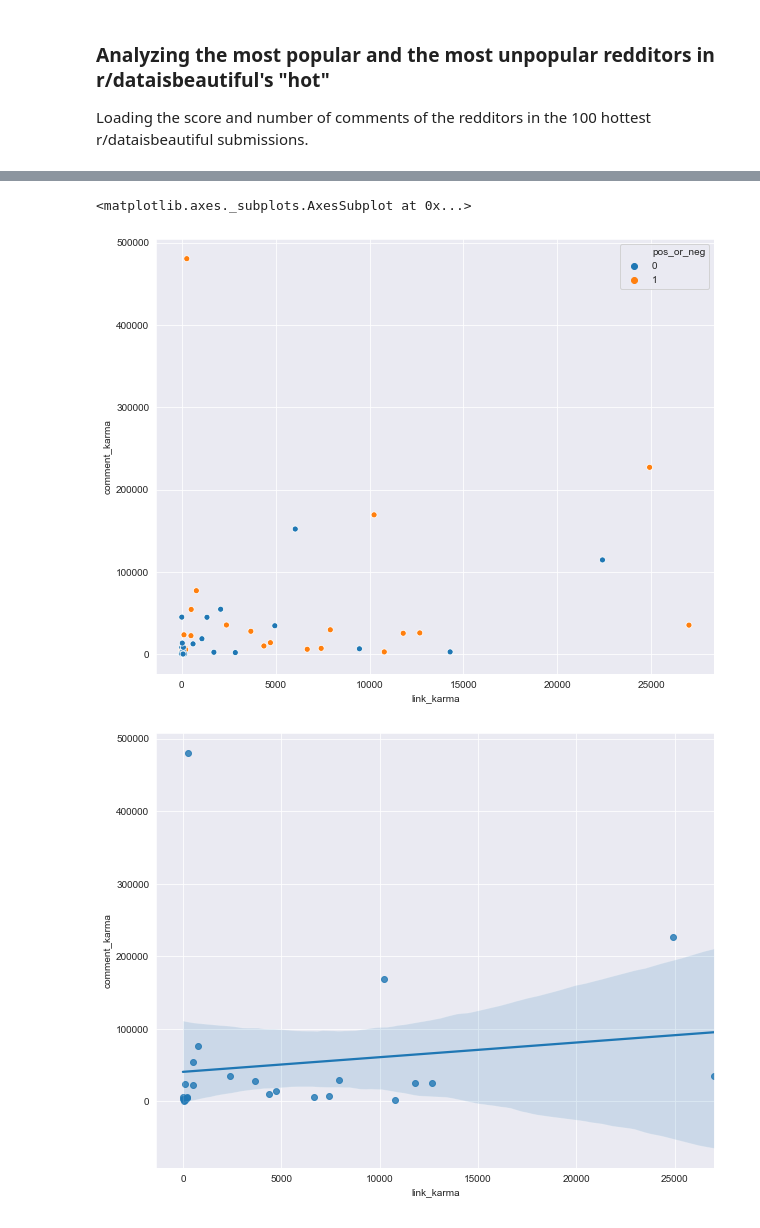
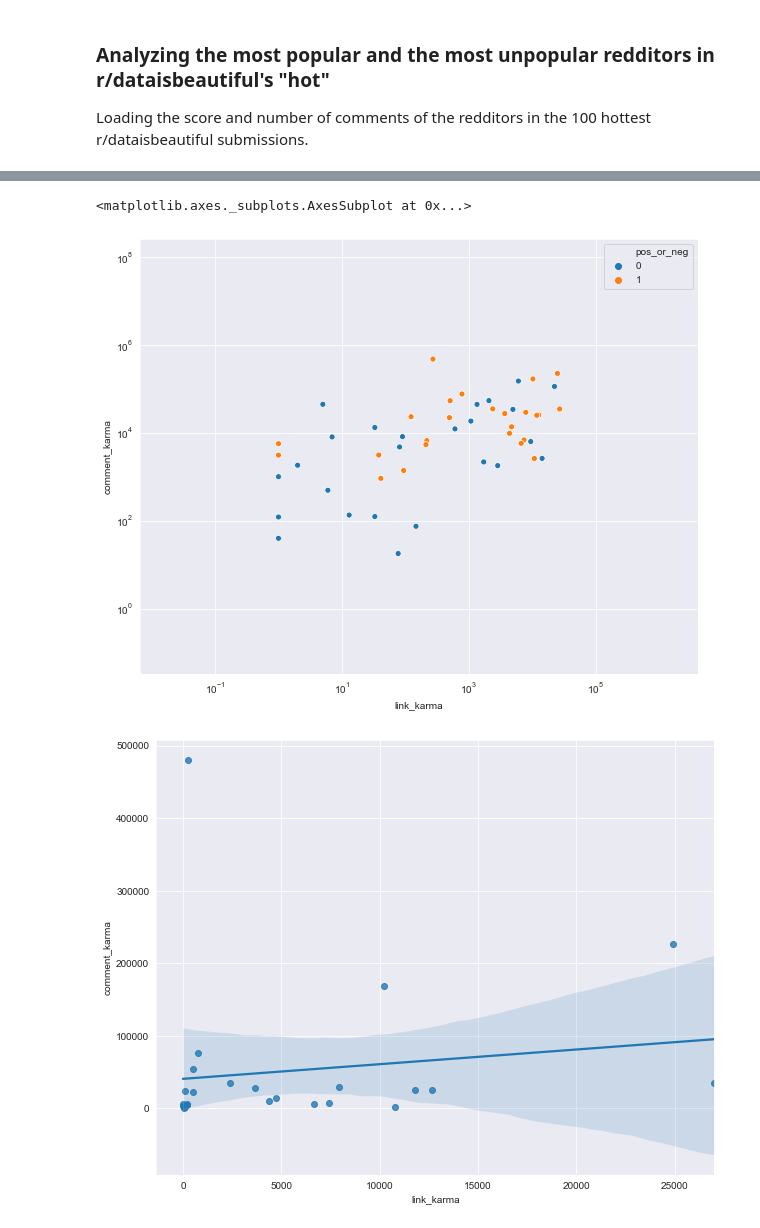
Before and after one commit to xaverdorner/reddit_analysis_project, a Jupyter notebook: Reddit_visualizations.ipynb, the cells around one changed output, grey strips where cells are left out. Saved outputs shown, nothing was run; the diff lists cells and outputs as text; code cells hidden in the pictures.

Commit message:
changes to plot notebook

```diff
--- a/Reddit_visualizations.ipynb
+++ b/Reddit_visualizations.ipynb
@@ -56,10 +71,15 @@ RecursionError: maximum recursion depth exceeded while calling a Python object
 # %%
-plt.figure(figsize=(10,(8)))
+plt.figure(figsize=(10,8))
+plt.xscale('log')
+plt.yscale('log')
 sns.set_style('darkgrid')
-sns.scatterplot(data=pos_and_neg, x='link_karma', y='comment_karma', hue='pos_or_neg')
+sns.scatterplot(data=pos_and_neg,
+                x='link_karma',
+                y='comment_karma',
+                hue='pos_or_neg')
 # %% [output]
 <matplotlib.axes._subplots.AxesSubplot at 0x...>
-[figure, old version]
+[figure, new version]
 # %%
 # regplot function
 def reg_plotter(dataframe, x_value, y_value):
```
Also changed, not shown: parts of 2 cells of this notebook.
